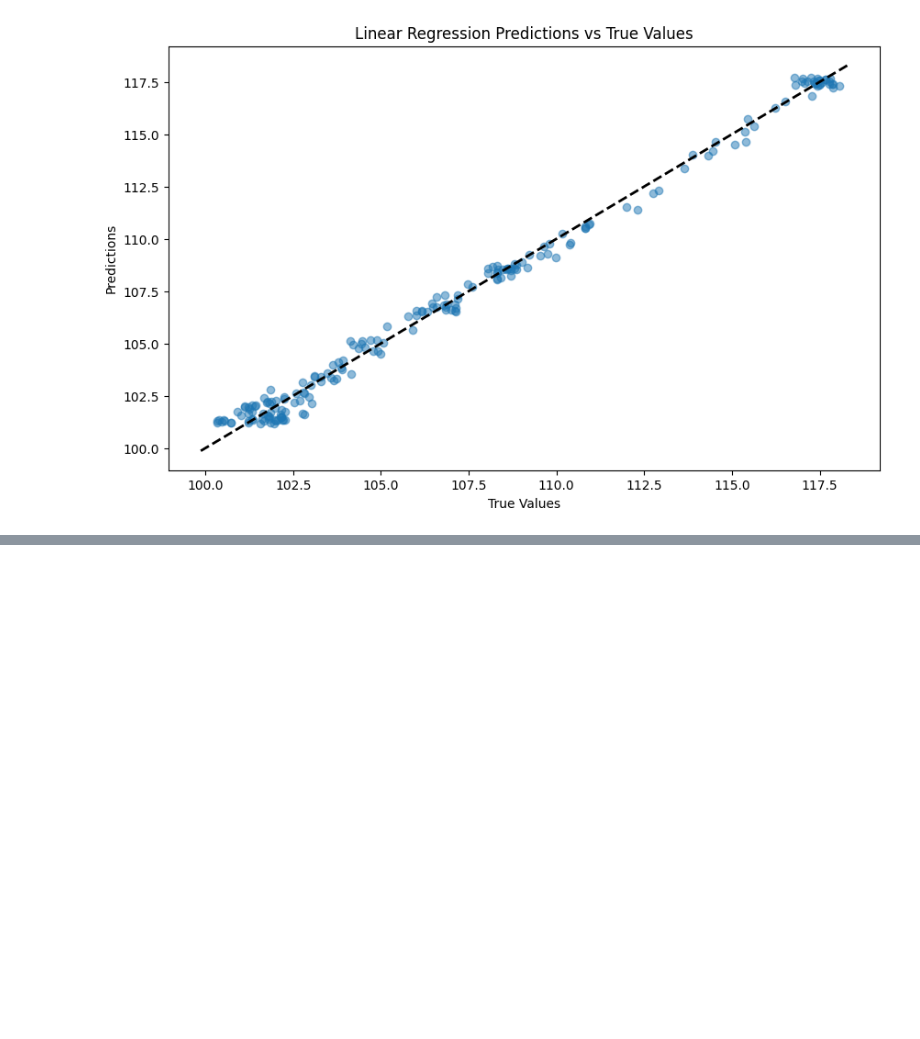
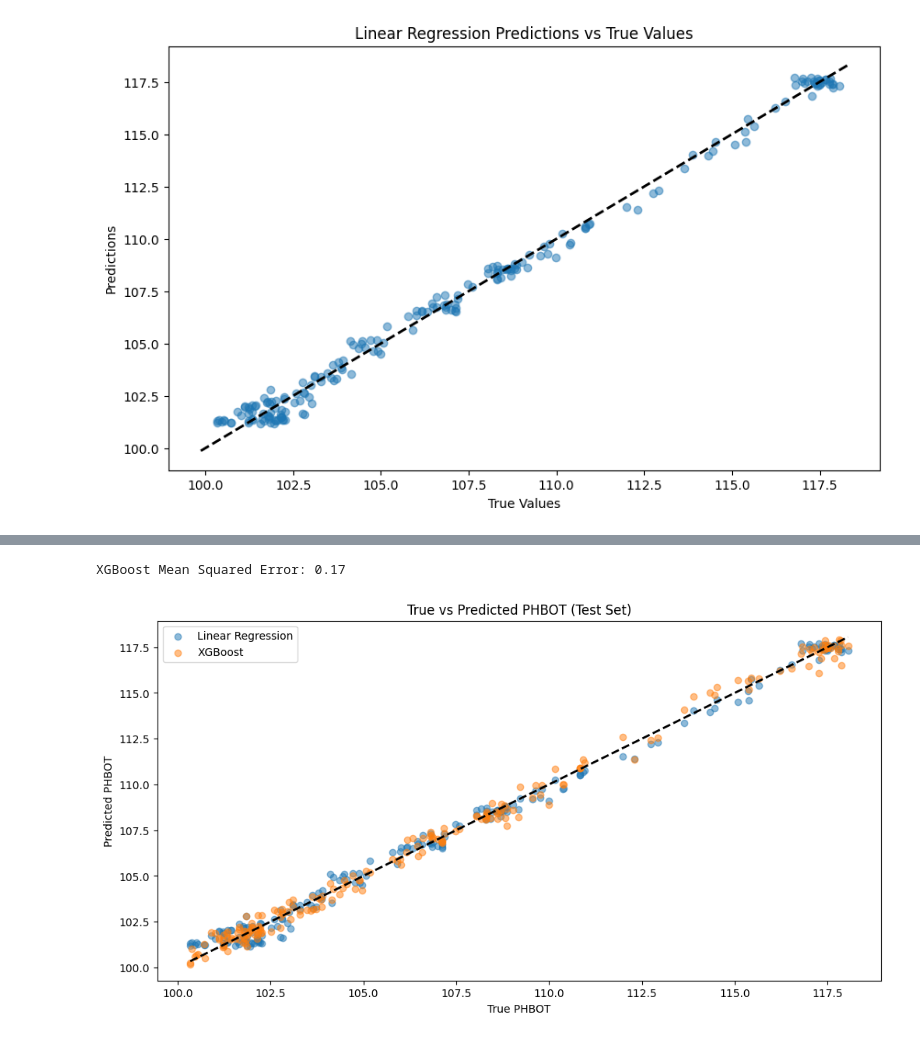
Before and after one commit to bertkdowns/geothermal, a Jupyter notebook: t0_sklearn/data_exploration.ipynb, the cells around one changed output, grey strips where cells are left out. Drawn from its saved outputs; the diff is of its cells as text; code cells hidden in the pictures; blank space fills up the shorter version.

```diff
--- a/t0_sklearn/data_exploration.ipynb
+++ b/t0_sklearn/data_exploration.ipynb
@@ -125,0 +128,28 @@ plt.show()
+# %%
+from xgboost import XGBRegressor
+from sklearn.metrics import mean_squared_error
+
+# Train XGBoost regressor
+xgb = XGBRegressor(n_estimators=100, random_state=42)
+xgb.fit(X_train, y_train)
+
+# Predict and evaluate
+y_pred_xgb = xgb.predict(X_test)
+mse_xgb = mean_squared_error(y_test, y_pred_xgb)
+print(f"XGBoost Mean Squared Error: {mse_xgb:.2f}")
+# %% [output]
+XGBoost Mean Squared Error: 0.17
+# %%
+# Visualize the true vs predicted values for both models
+
+plt.figure(figsize=(12, 6))
+plt.scatter(y_test, y_pred, alpha=0.5, label='Linear Regression')
+plt.scatter(y_test, y_pred_xgb, alpha=0.5, label='XGBoost')
+plt.plot([y_test.min(), y_test.max()], [y_test.min(), y_test.max()], 'k--', lw=2)
+plt.xlabel('True PHBOT')
+plt.ylabel('Predicted PHBOT')
+plt.title('True vs Predicted PHBOT (Test Set)')
+plt.legend()
+plt.show()
+# %% [output]
+[figure, added]
```
Also changed, not shown: parts of 5 cells of this notebook, 1 other file.
